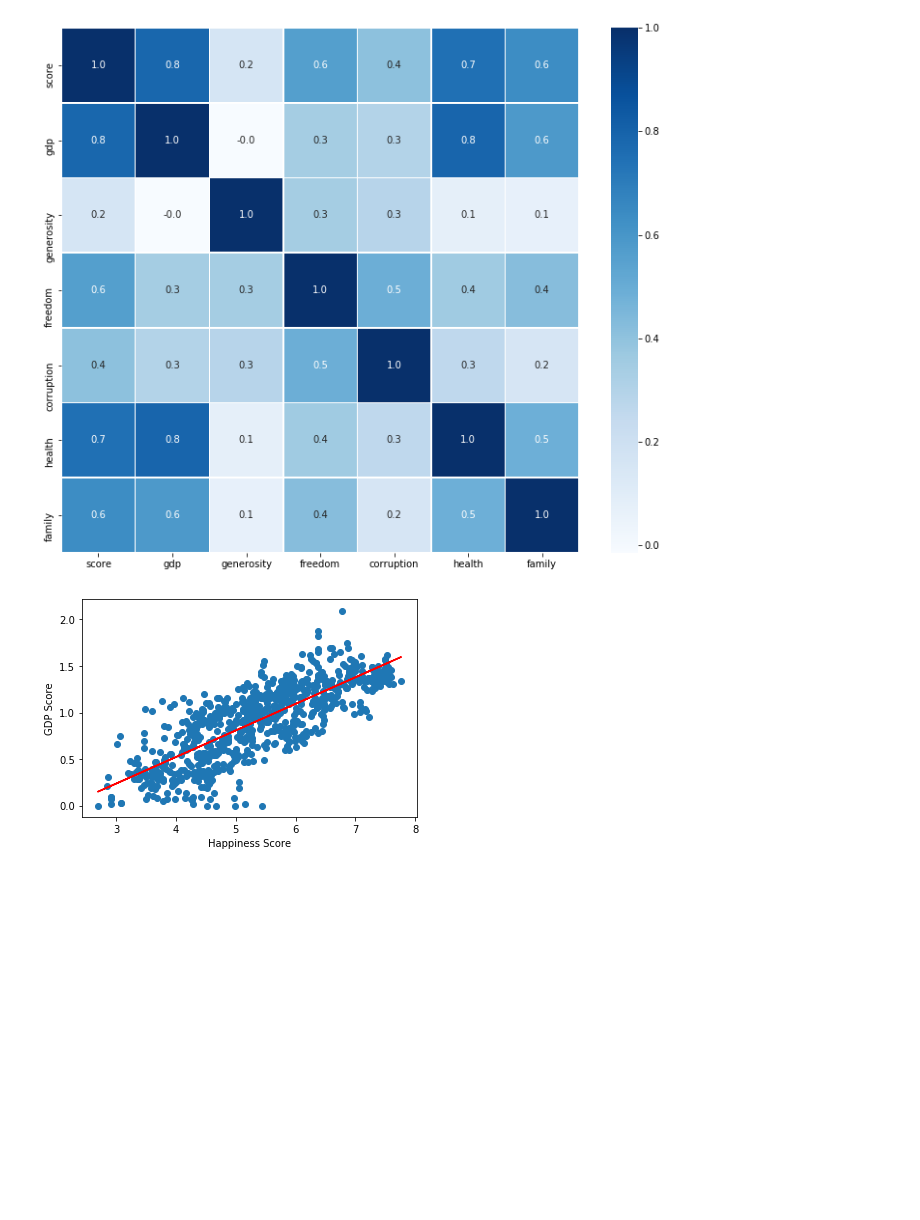
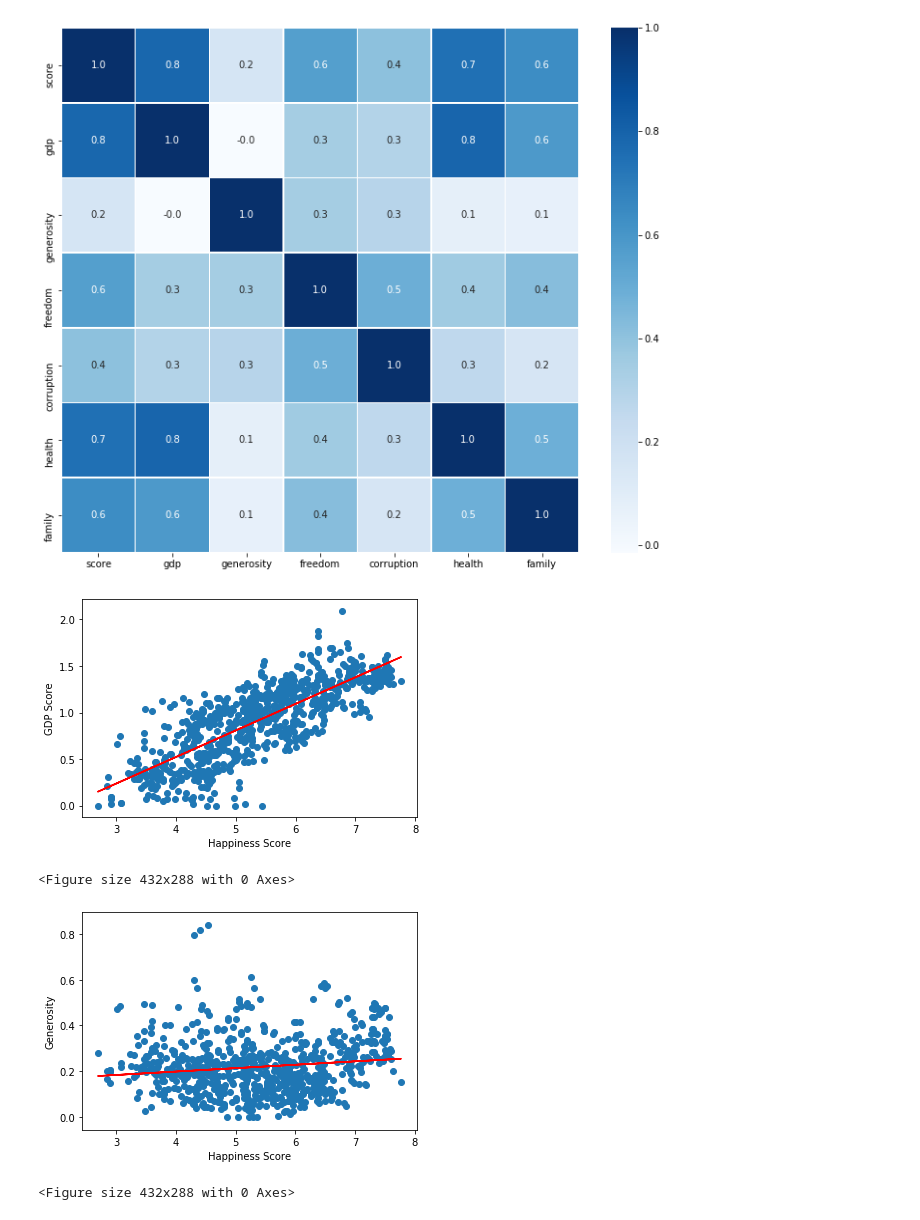
Before and after one commit to cquiroz31/G1_Project_1, a Jupyter notebook: clean_data.ipynb, the cells around one changed output. Saved outputs shown, nothing was run; the diff lists cells and outputs as text; code cells hidden in the pictures; blank space fills up the shorter version.

Commit message:
saving regressions

```diff
--- a/clean_data.ipynb
+++ b/clean_data.ipynb
@@ -351,8 +358,10 @@ plt.show()
 [figure]
 # %%
 #since GDP seems to have the greatest correlation with the happiness score, lets look at a linear regresion of the two
+linear_regression = LinearRegression()
 
-
+x = main_data.score.values.reshape(-1, 1)
+y = main_data["gdp"].values.reshape(-1,1)
 
 
 
@@ -365,5 +374,28 @@ plt.xlabel("Happiness Score")
 plt.ylabel("GDP Score")
 
 plt.show()
+
+plt.savefig('Graphs/gdp_score_lineregression.png')
 # %% [output]
 [figure]
+<Figure size 432x288 with 0 Axes>
+# %%
+linear_regression = LinearRegression()
+
+x = main_data.score.values.reshape(-1, 1)
+y = main_data["generosity"].values.reshape(-1,1)
+
+linear_regression.fit(x,y)
+
+plt.scatter(main_data["score"], main_data["generosity"])
+y_head = linear_regression.predict(x)
+plt.plot(x, y_head, color = "red")
+plt.xlabel("Happiness Score")
+plt.ylabel("Generosity")
+
+plt.show()
+
+plt.savefig('Graphs/final_generosity_score_lineregression.png')
+# %% [output]
+[figure, added]
+<Figure size 432x288 with 0 Axes>
```
Also changed, not shown: parts of 14 cells of this notebook, 1 other file.
